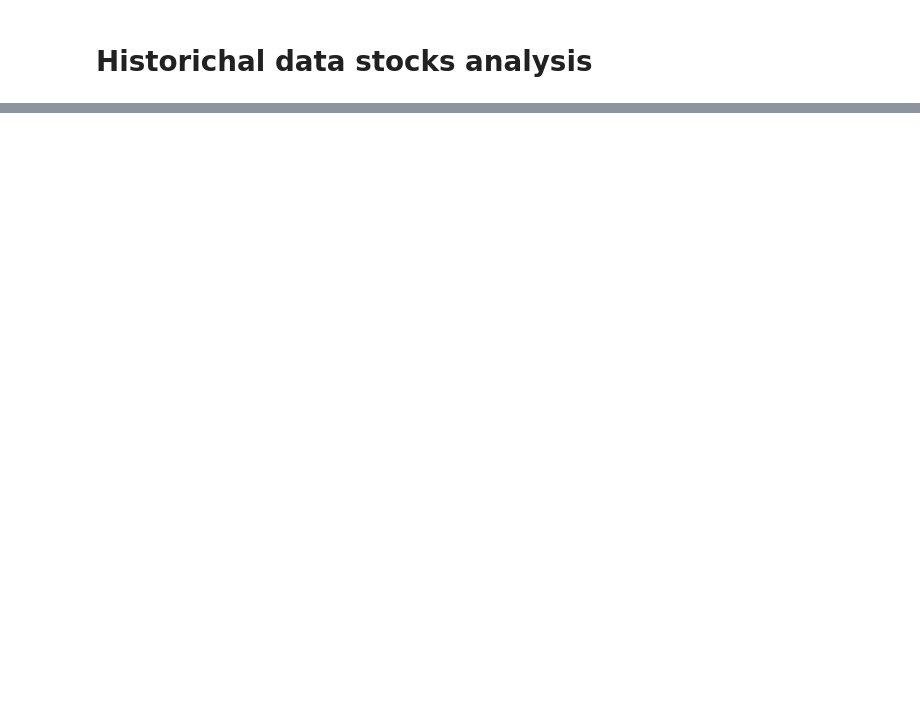
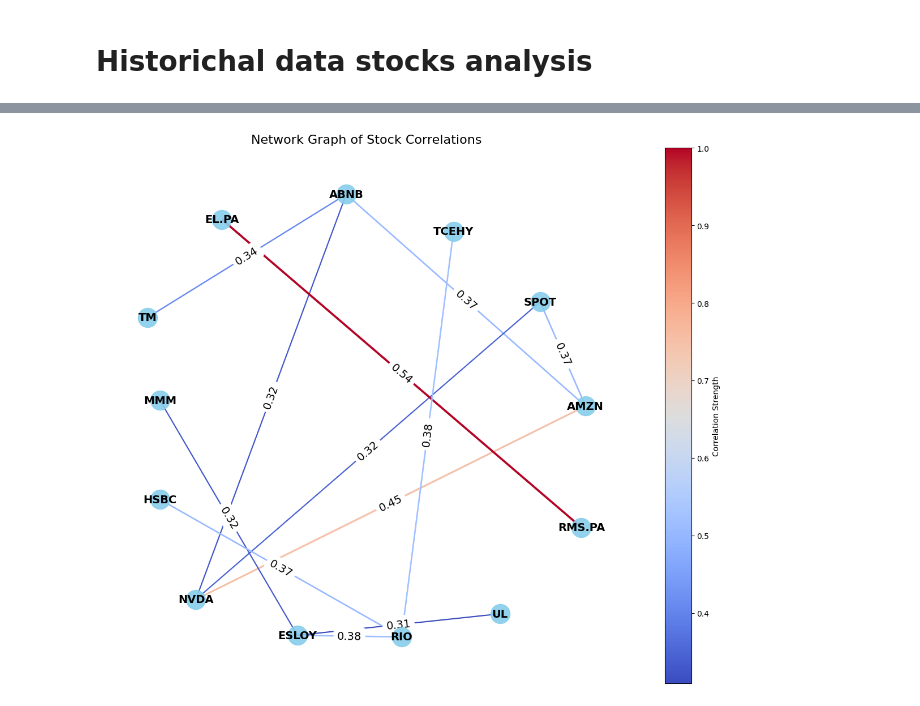
Before and after one commit to MauroAndretta/PortfolioBuilder, a Jupyter notebook: notebooks/PortfolioBuilder.ipynb, the cells around one changed output, grey strips where cells are left out. Drawn from its saved outputs; the diff is of its cells as text; code cells hidden in the pictures; blank space fills up the shorter version.

Commit message:
Optimized stock information fetching and defined function to plot graph network

```diff
--- a/notebooks/PortfolioBuilder.ipynb
+++ b/notebooks/PortfolioBuilder.ipynb
@@ -367,0 +454,5 @@ plot_heatmap(corr_matrix, "Correlation Matrix")
+# %%
+# Create a network graph from the correlation matrix
+create_graph_from_correlation(corr_matrix)
+# %% [output]
+[figure, added]
```
Also changed, not shown: parts of 10 cells of this notebook.
